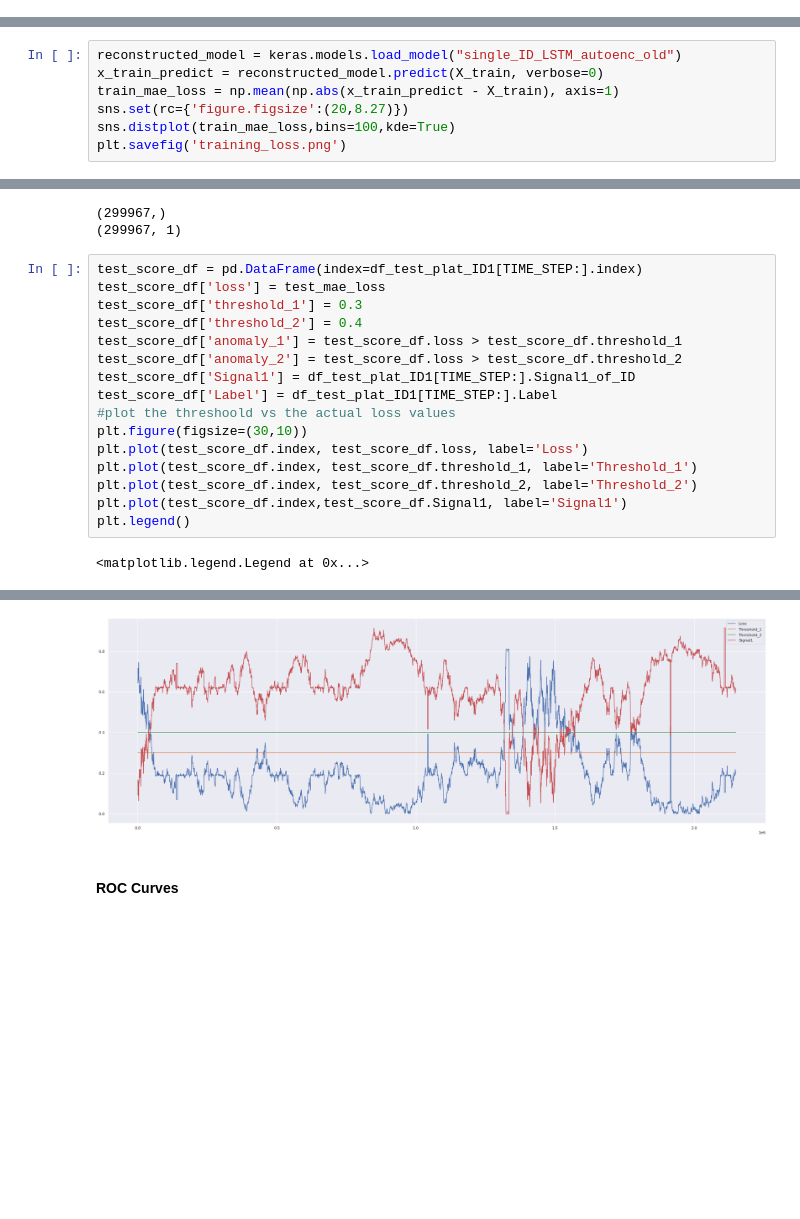
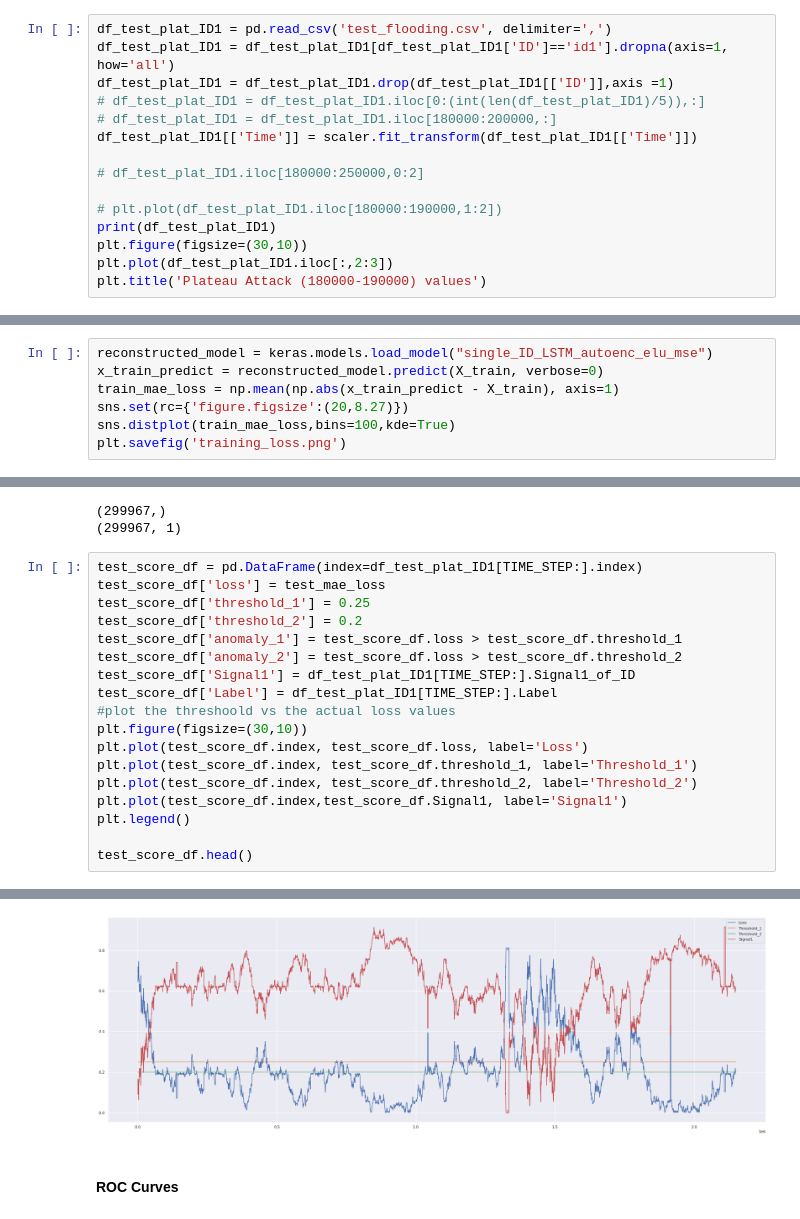
Before and after one commit to abdul2k10023/ML_CAN_IDS, a Jupyter notebook: new.ipynb, the cells around one changed output, grey strips where cells are left out. Saved outputs shown, nothing was run; the diff lists cells and outputs as text; blank space fills up the shorter version.

```diff
--- a/new.ipynb
+++ b/new.ipynb
@@ -108,3 +108,18 @@ plt.title('Plateau Attack (180000-190000) values')
 [299997 rows x 4 columns]
 Text(0.5, 1.0, 'Plateau Attack (180000-190000) values')
 [figure]
+# %%
+df_test_plat_ID1 = pd.read_csv('test_flooding.csv', delimiter=',')
+df_test_plat_ID1 = df_test_plat_ID1[df_test_plat_ID1['ID']=='id1'].dropna(axis=1, how='all')
+df_test_plat_ID1 = df_test_plat_ID1.drop(df_test_plat_ID1[['ID']],axis =1)
+# df_test_plat_ID1 = df_test_plat_ID1.iloc[0:(int(len(df_test_plat_ID1)/5)),:]
+# df_test_plat_ID1 = df_test_plat_ID1.iloc[180000:200000,:]
+df_test_plat_ID1[['Time']] = scaler.fit_transform(df_test_plat_ID1[['Time']])
+
+# df_test_plat_ID1.iloc[180000:250000,0:2]
+
+# plt.plot(df_test_plat_ID1.iloc[180000:190000,1:2])
+print(df_test_plat_ID1)
+plt.figure(figsize=(30,10))
+plt.plot(df_test_plat_ID1.iloc[:,2:3])
+plt.title('Plateau Attack (180000-190000) values')
@@ -234,7 +234,7 @@ NameError: name 'model' is not defined
 # %% [markdown]
 #### Training loss, finding Threshold
 # %%
-reconstructed_model = keras.models.load_model("single_ID_LSTM_autoenc_old")
+reconstructed_model = keras.models.load_model("single_ID_LSTM_autoenc_elu_mse")
 x_train_predict = reconstructed_model.predict(X_train, verbose=0)
 train_mae_loss = np.mean(np.abs(x_train_predict - X_train), axis=1)
 sns.set(rc={'figure.figsize':(20,8.27)})
@@ -266,8 +266,8 @@ print(test_mae_loss.shape)
 # %%
 test_score_df = pd.DataFrame(index=df_test_plat_ID1[TIME_STEP:].index)
 test_score_df['loss'] = test_mae_loss
-test_score_df['threshold_1'] = 0.3
-test_score_df['threshold_2'] = 0.4
+test_score_df['threshold_1'] = 0.25
+test_score_df['threshold_2'] = 0.2
 test_score_df['anomaly_1'] = test_score_df.loss > test_score_df.threshold_1
 test_score_df['anomaly_2'] = test_score_df.loss > test_score_df.threshold_2
 test_score_df['Signal1'] = df_test_plat_ID1[TIME_STEP:].Signal1_of_ID
@@ -279,5 +279,6 @@ plt.plot(test_score_df.index, test_score_df.threshold_1, label='Threshold_1')
 plt.plot(test_score_df.index, test_score_df.threshold_2, label='Threshold_2')
 plt.plot(test_score_df.index,test_score_df.Signal1, label='Signal1')
 plt.legend()
+
+test_score_df.head()
 # %% [output]
-<matplotlib.legend.Legend at 0x...>
@@ -284,4 +291,4 @@ plt.legend()
-[figure, old version]
+[figure, new version]
 # %% [markdown]
 #### ROC Curves
 # %%
```
Also changed, not shown: parts of 10 cells of this notebook.
